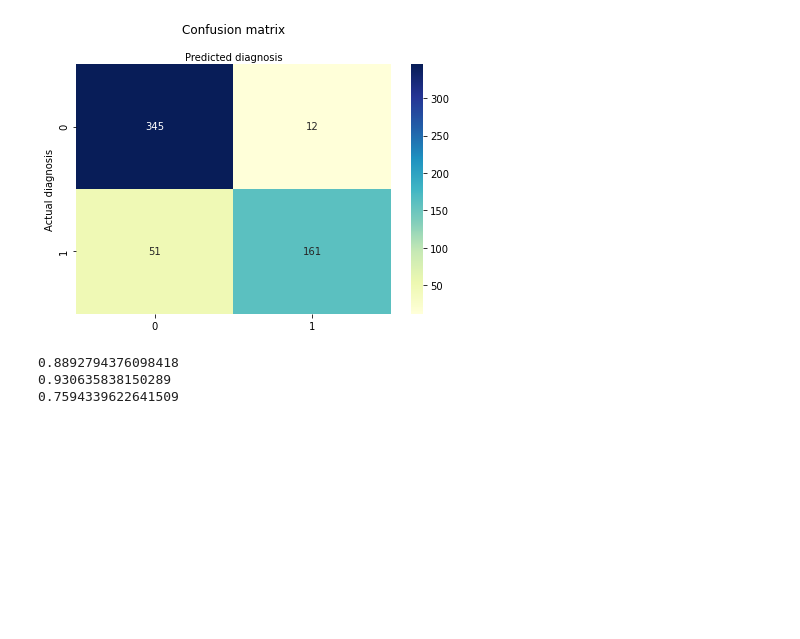
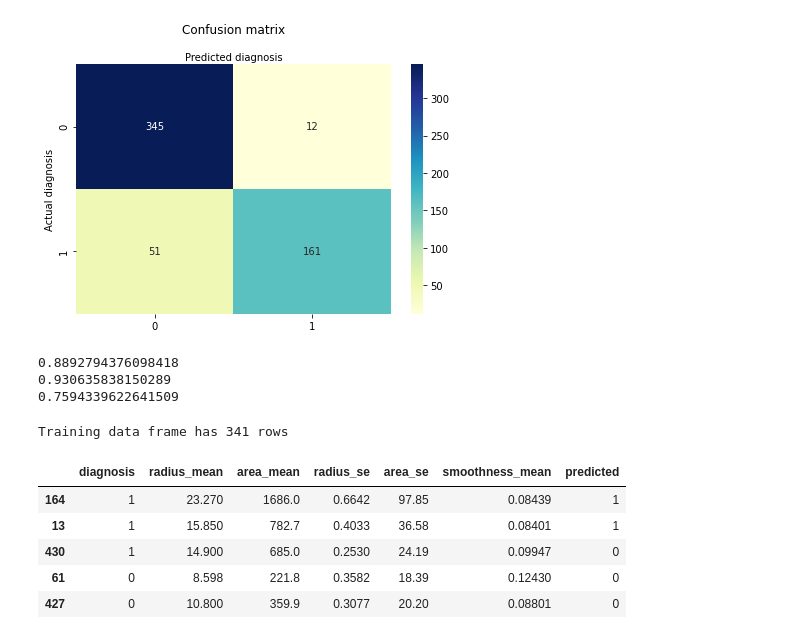
Before and after one commit to seemavora/MLandAiPractice, a Jupyter notebook: StanfordAI/Logisitic/Logistic.ipynb, the cells around one changed output. Cells and saved outputs as stored; diff of their text form; code cells hidden in the pictures; blank space fills up the shorter version.

```diff
--- a/StanfordAI/Logisitic/Logistic.ipynb
+++ b/StanfordAI/Logisitic/Logistic.ipynb
@@ -117,3 +117,17 @@ confusionMatStats(y_test,y_pred)
 0.8892794376098418
 0.930635838150289
 0.7594339622641509
+# %%
+from sklearn.model_selection import train_test_split
+train_df,test_df = train_test_split(dataframe, test_size = 0.4, random_state = 1)
+#https://realpython.com/train-test-split-python-data/
+print('Training data frame has %d rows'%train_df.shape[0])
+train_df.head()
+# %% [output]
+Training data frame has 341 rows
+|  | diagnosis | radius_mean | area_mean | radius_se | area_se | smoothness_mean | predicted |
+| 164 | 1 | 23.270 | 1686.0 | 0.6642 | 97.85 | 0.08439 | 1 |
+| 13 | 1 | 15.850 | 782.7 | 0.4033 | 36.58 | 0.08401 | 1 |
+| 430 | 1 | 14.900 | 685.0 | 0.2530 | 24.19 | 0.09947 | 0 |
+| 61 | 0 | 8.598 | 221.8 | 0.3582 | 18.39 | 0.12430 | 0 |
+| 427 | 0 | 10.800 | 359.9 | 0.3077 | 20.20 | 0.08801 | 0 |
```
Also changed, not shown: parts of 7 cells of this notebook.
